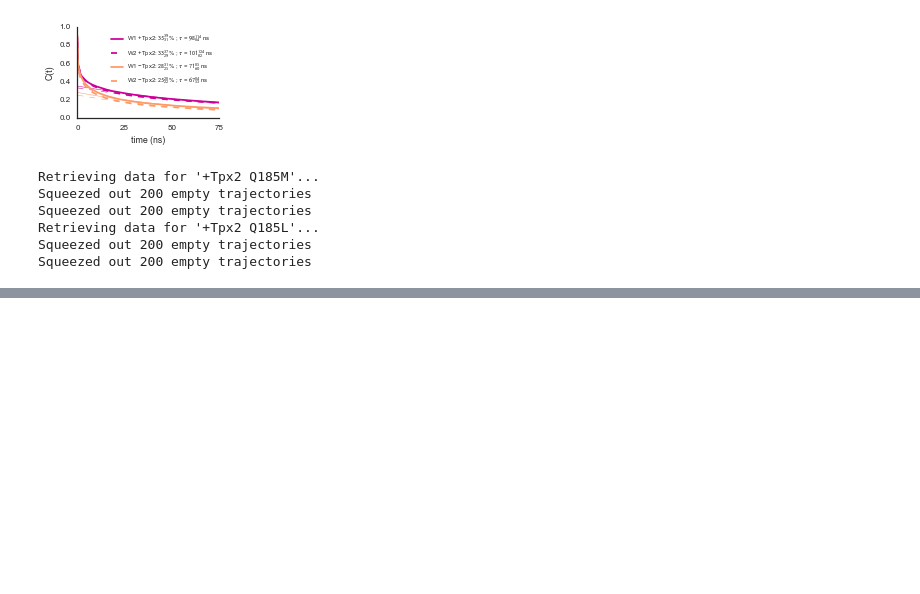
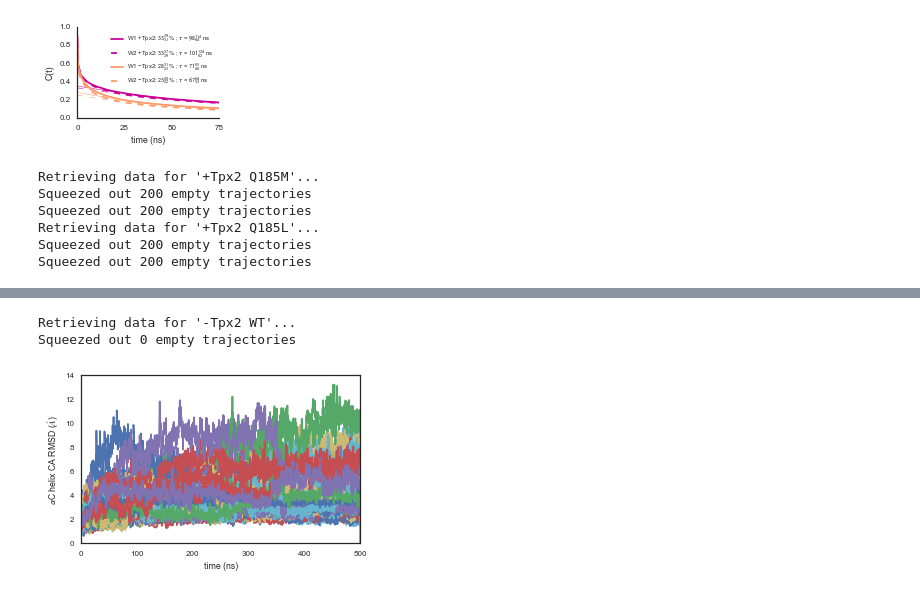
Before and after one commit to choderalab/AURKA_UMN, a Jupyter notebook: analyze/explore-publication-figures.ipynb, the cells around one changed output, grey strips where cells are left out. Cells and saved outputs as stored; diff of their text form; code cells hidden in the pictures; blank space fills up the shorter version.

Commit message:
Add exploratory alphaC RMSD plot

```diff
--- a/analyze/explore-publication-figures.ipynb
+++ b/analyze/explore-publication-figures.ipynb
@@ -548,0 +548,40 @@ plt.savefig('Fig-3C.pdf')
+# %%
+# Analyze alphaC helix
+def retrieve_alphaC_data(key):
+    """
+    Compile all available alphaC RMSD data.
+
+    Parameters
+    ----------
+    key : str
+        The key into 'simulations' to identify projects and RUNs associated with the simulation data.
+
+    Returns
+    -------
+    rmsds : np.array shape (ntrajs, nframes)
+        RMSDs
+    """
+    print("Retrieving data for '%s'..." % key)
+    rmsds = list()
+    rmsd_basepath = 'C-helix-analysis'
+    for (project,run) in simulations[key]:
+        run_lowercase = run.lower()
+        rmsds.append( np.load(os.path.join(rmsd_basepath, '%(project)s-%(run_lowercase)s-alphaC-rmsd.npy') % vars()) )
+    rmsds = np.vstack(rmsds) * 10 # angstroms
+    # Squeeze out rows that are just None
+    rmsds = squeeze_empty_trajectories(rmsds)
+    return rmsds
+# %%
+rmsds = retrieve_alphaC_data('-Tpx2 WT')
+# %% [output]
+Retrieving data for '-Tpx2 WT'...
+Squeezed out 0 empty trajectories
+# %%
+fig = plt.figure(figsize=[5,3])
+ns_per_frame = 0.250
+tvec = np.arange(2000) * ns_per_frame
+plt.plot(tvec, rmsds.T);
+plt.xlabel('time (ns)');
+plt.ylabel('$\\alpha$C helix CA RMSD ($\\AA$)');
+# %% [output]
+[figure, added]
```
Also changed, not shown: parts of 6 cells of this notebook.
